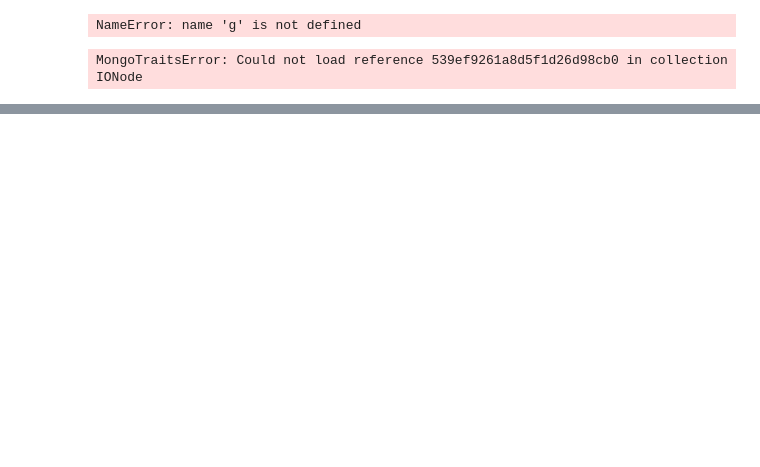
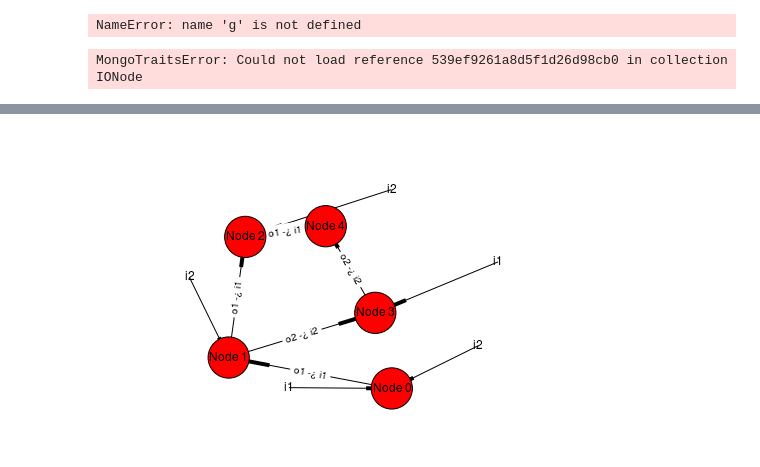
Before and after one commit to Zaharid/labcore, a Jupyter notebook: labcore/iobjects/proof_of_concept.ipynb, the cells around one changed output, grey strips where cells are left out. Drawn from its saved outputs; the diff is of its cells as text; code cells hidden in the pictures; blank space fills up the shorter version.

```diff
--- a/labcore/iobjects/proof_of_concept.ipynb
+++ b/labcore/iobjects/proof_of_concept.ipynb
@@ -59,0 +75,4 @@ x.make_control()
+# %%
+g.draw_graph()
+# %% [output]
+[figure, added]
```
Also changed, not shown: parts of 7 cells of this notebook, 3 other files.
